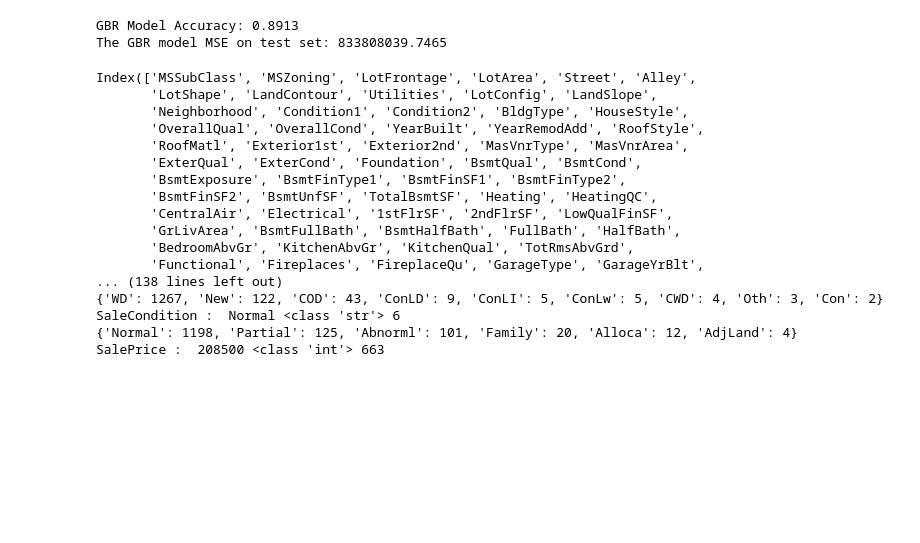
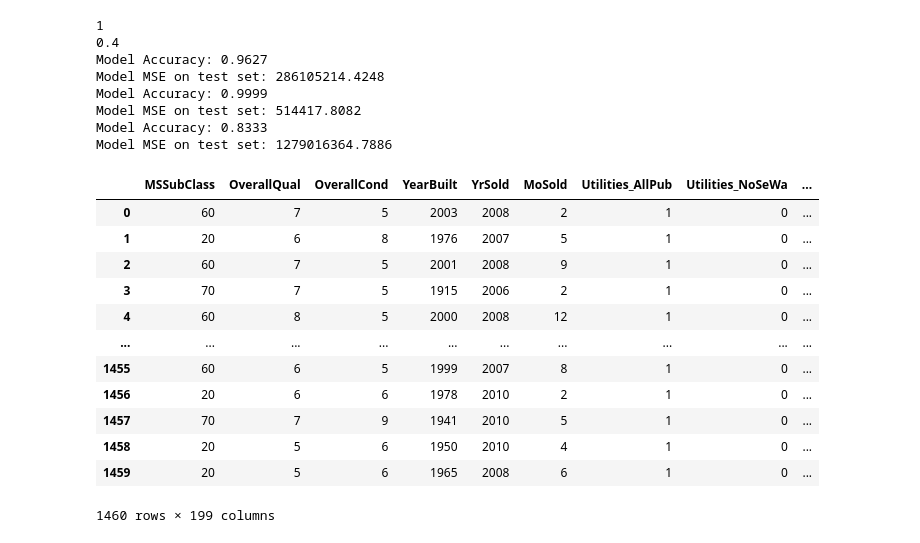
Before and after one commit to tsj7ww/housing, a Jupyter notebook: main.ipynb, the cells around one changed output. Saved outputs shown, nothing was run; the diff lists cells and outputs as text; code cells hidden in the pictures; blank space fills up the shorter version.

```diff
--- a/main.ipynb
+++ b/main.ipynb
@@ -210,9 +271,15 @@ class Predictor(object):
 # %%
 analysis = Analysis()
 
-analysis.clean()
+analysis.preprocess()
 analysis.predict()
 # analysis.wrap_up()
 # %% [output]
-GBR Model Accuracy: 0.8913
-The GBR model MSE on test set: 833808039.7465
+1
+0.4
+Model Accuracy: 0.9627
+Model MSE on test set: 286105214.4248
+Model Accuracy: 0.9999
+Model MSE on test set: 514417.8082
+Model Accuracy: 0.8333
+Model MSE on test set: 1279016364.7886
@@ -219,3 +288,19 @@ The GBR model MSE on test set: 833808039.7465
+# %%
+analysis.preprocessor.data['dummied'].loc[analysis.preprocessor.data['dummied'].Segment=='train'].drop(['Segment'],axis=1)
+# %% [output]
+|  | MSSubClass | OverallQual | OverallCond | YearBuilt | YrSold | MoSold | Utilities_AllPub | Utilities_NoSeWa | ... |
+| 0 | 60 | 7 | 5 | 2003 | 2008 | 2 | 1 | 0 | ... |
+| 1 | 20 | 6 | 8 | 1976 | 2007 | 5 | 1 | 0 | ... |
+| 2 | 60 | 7 | 5 | 2001 | 2008 | 9 | 1 | 0 | ... |
+| 3 | 70 | 7 | 5 | 1915 | 2006 | 2 | 1 | 0 | ... |
+| 4 | 60 | 8 | 5 | 2000 | 2008 | 12 | 1 | 0 | ... |
+| ... | ... | ... | ... | ... | ... | ... | ... | ... | ... |
+| 1455 | 60 | 6 | 5 | 1999 | 2007 | 8 | 1 | 0 | ... |
+| 1456 | 20 | 6 | 6 | 1978 | 2010 | 2 | 1 | 0 | ... |
+| 1457 | 70 | 7 | 9 | 1941 | 2010 | 5 | 1 | 0 | ... |
+| 1458 | 20 | 5 | 6 | 1950 | 2010 | 4 | 1 | 0 | ... |
+| 1459 | 20 | 5 | 6 | 1965 | 2008 | 6 | 1 | 0 | ... |
+1460 rows × 199 columns
 # %%
 class Analyzer(object):
     def __init__(self,df):
@@ -244,20 +324,0 @@ analyzer.plot()
-# %%
-analyzer.eda()
-# %% [output]
-Index(['MSSubClass', 'MSZoning', 'LotFrontage', 'LotArea', 'Street', 'Alley',
-       'LotShape', 'LandContour', 'Utilities', 'LotConfig', 'LandSlope',
-       'Neighborhood', 'Condition1', 'Condition2', 'BldgType', 'HouseStyle',
-       'OverallQual', 'OverallCond', 'YearBuilt', 'YearRemodAdd', 'RoofStyle',
-       'RoofMatl', 'Exterior1st', 'Exterior2nd', 'MasVnrType', 'MasVnrArea',
-       'ExterQual', 'ExterCond', 'Foundation', 'BsmtQual', 'BsmtCond',
-       'BsmtExposure', 'BsmtFinType1', 'BsmtFinSF1', 'BsmtFinType2',
-       'BsmtFinSF2', 'BsmtUnfSF', 'TotalBsmtSF', 'Heating', 'HeatingQC',
-       'CentralAir', 'Electrical', '1stFlrSF', '2ndFlrSF', 'LowQualFinSF',
-       'GrLivArea', 'BsmtFullBath', 'BsmtHalfBath', 'FullBath', 'HalfBath',
-       'BedroomAbvGr', 'KitchenAbvGr', 'KitchenQual', 'TotRmsAbvGrd',
-       'Functional', 'Fireplaces', 'FireplaceQu', 'GarageType', 'GarageYrBlt',
-... (138 lines left out)
-{'WD': 1267, 'New': 122, 'COD': 43, 'ConLD': 9, 'ConLI': 5, 'ConLw': 5, 'CWD': 4, 'Oth': 3, 'Con': 2}
-SaleCondition :  Normal <class 'str'> 6
-{'Normal': 1198, 'Partial': 125, 'Abnorml': 101, 'Family': 20, 'Alloca': 12, 'AdjLand': 4}
-SalePrice :  208500 <class 'int'> 663
```
Also changed, not shown: parts of 7 cells of this notebook, 2 other files.
